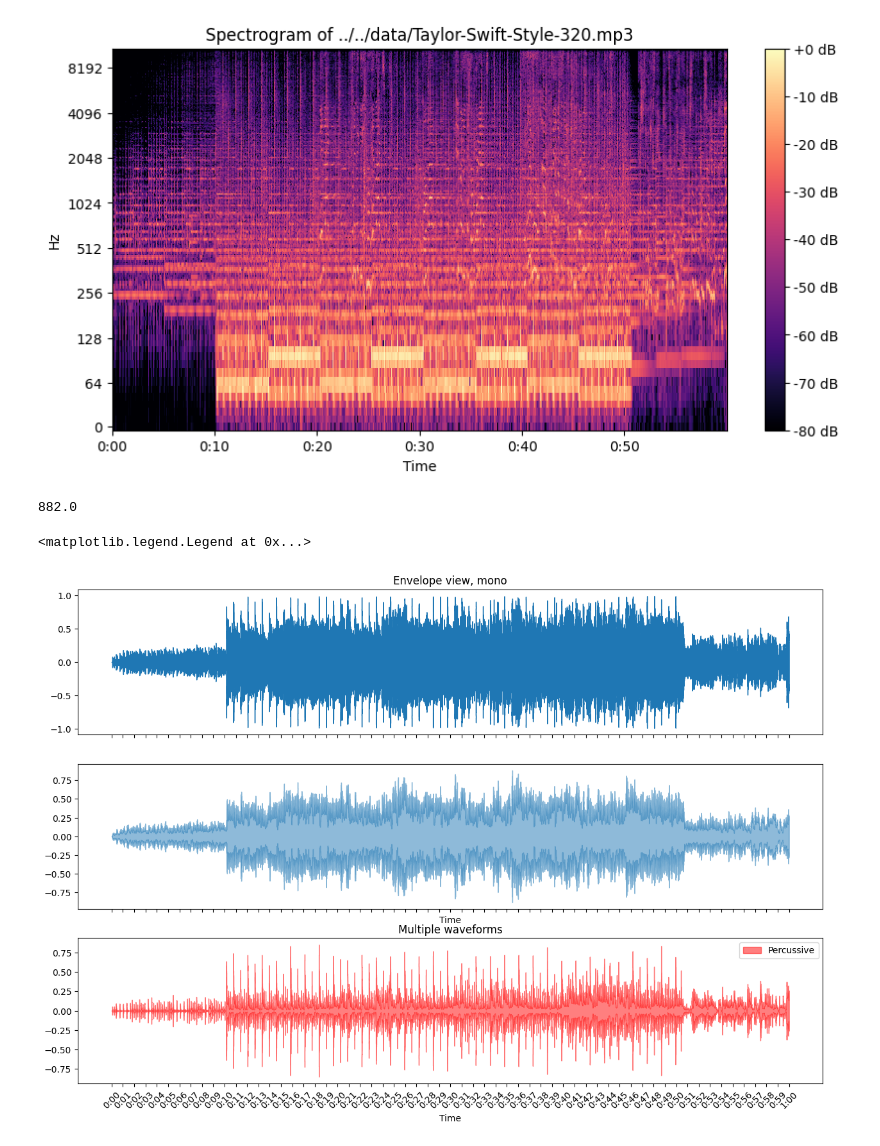
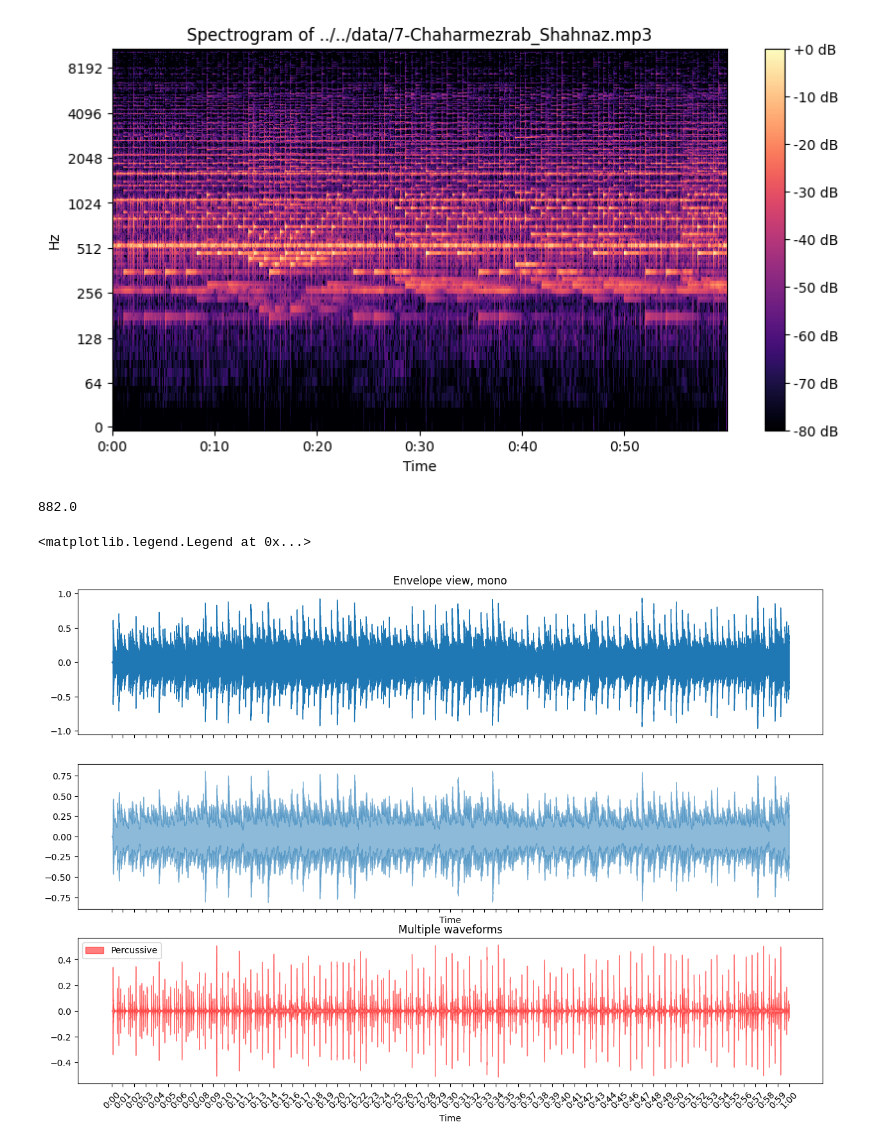
Before and after one commit to myprogrammerpersonality/RhythmMusicVisualizer, a Jupyter notebook: exp/main.ipynb, the cells around one changed output. Drawn from its saved outputs; the diff is of its cells as text; code cells hidden in the pictures.

```diff
--- a/exp/main.ipynb
+++ b/exp/main.ipynb
@@ -4,24 +4,24 @@ import numpy as np
 import matplotlib.pyplot as plt
 # %%
 # Load the audio file using librosa
-file_path = "../../data/Taylor-Swift-Style-320.mp3"
+file_path = "../../data/7-Chaharmezrab_Shahnaz.mp3"
 duration = 60
 sample_rate = None
 
 y, sr = librosa.load(file_path, duration=duration)
 
 # Generate the spectrogram
 D = librosa.amplitude_to_db(np.abs(librosa.stft(y)), ref=np.max)
 
 # Display the spectrogram
 plt.figure(figsize=(10, 5))
 librosa.display.specshow(D, sr=sr, x_axis='time', y_axis='log')
 plt.colorbar(format='%+2.0f dB')
 plt.title('Spectrogram of ' + file_path)
 
 plt.show()
 # %% [output]
-[figure, old version]
+[figure, new version]
 # %%
 sr / 25
 # %% [output]
@@ -49,4 +49,4 @@ ax[2].set(title='Multiple waveforms')
 ax[2].legend()
 # %% [output]
 <matplotlib.legend.Legend at 0x...>
-[figure, old version]
+[figure, new version]
```
Also changed, not shown: parts of 11 cells of this notebook, 2 other files.
